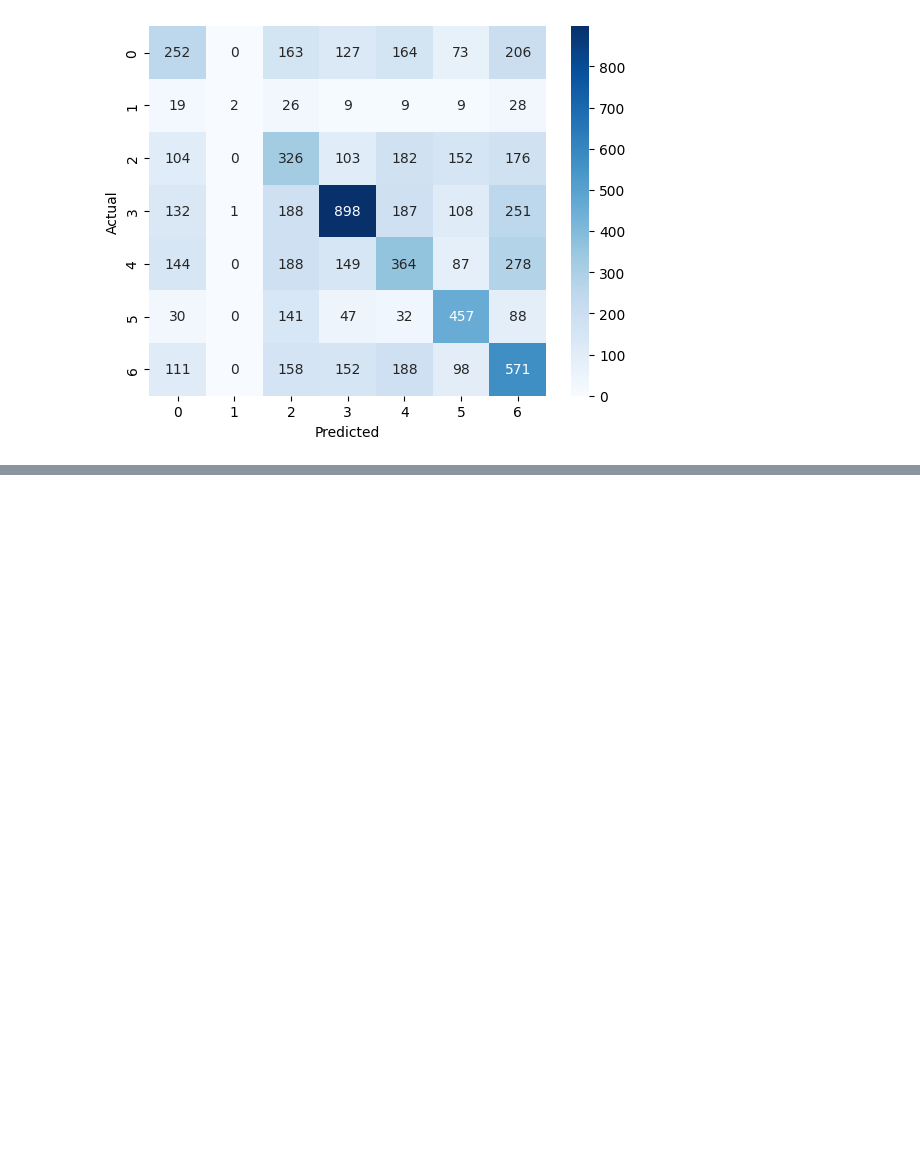
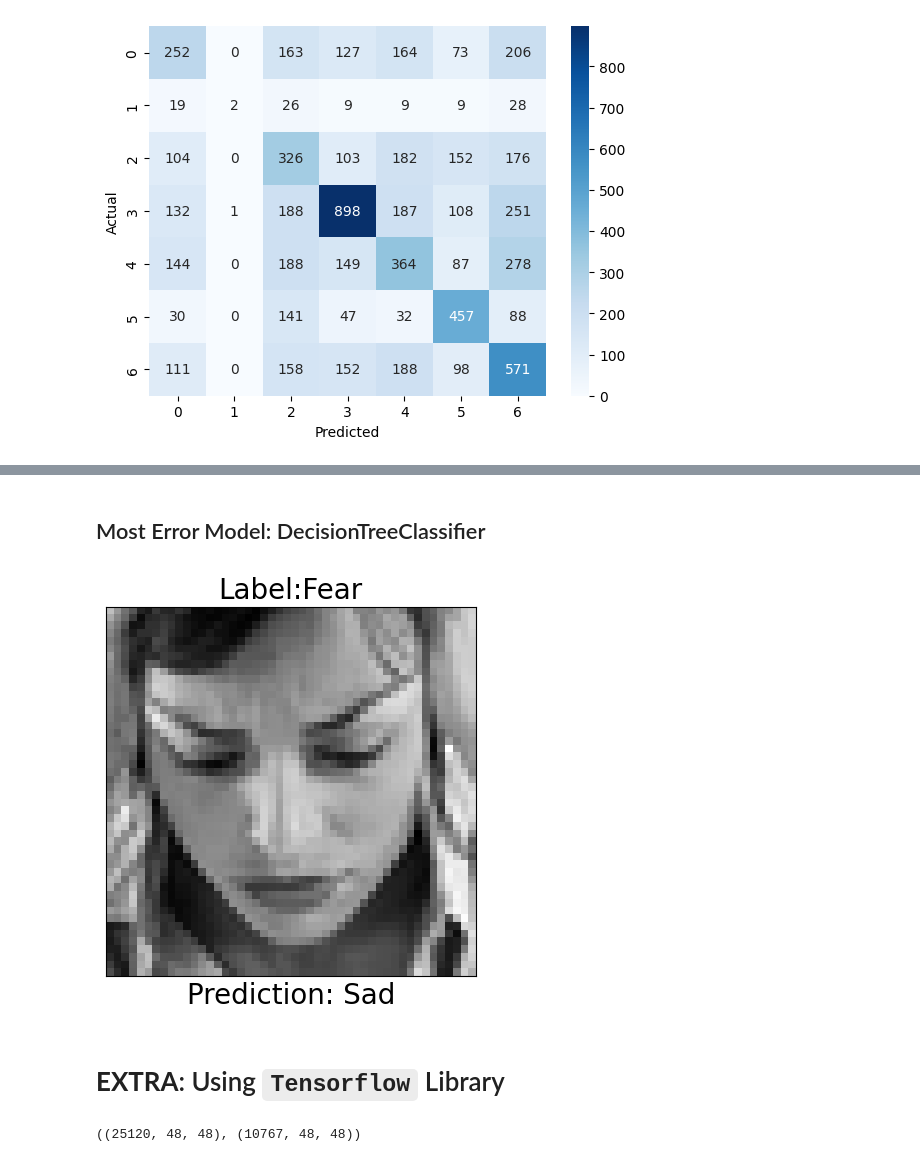
Before and after one commit to xaikyou/Fundamental-ML, a Jupyter notebook: notebooks/EDA.ipynb, the cells around one changed output, grey strips where cells are left out. Drawn from its saved outputs; the diff is of its cells as text; code cells hidden in the pictures; blank space fills up the shorter version.

````diff
--- a/notebooks/EDA.ipynb
+++ b/notebooks/EDA.ipynb
@@ -631,0 +679,17 @@ Confusion Matrix:
+# %% [markdown]
+## Most Error Model: DecisionTreeClassifier
+# %%
+predictions = dt.predict(testX)
+textX_3d = testX.reshape((7178, 48, 48))
+
+plt.figure()
+plt.imshow(textX_3d[index], cmap='gray')
+plt.title("Label:" + class_names[testY[index]], fontsize=20)
+plt.xlabel("Prediction: " + class_names[predictions[index]], fontsize=20)
+plt.xticks([])
+plt.yticks([])
+plt.show()
+# %% [output]
+[figure, added]
+# %% [markdown]
+# **EXTRA**: Using ```Tensorflow``` Library
@@ -631,0 +704,4 @@ Confusion Matrix:
+# %%
+train_images.shape, test_images.shape
+# %% [output]
+((25120, 48, 48), (10767, 48, 48))
````
Also changed, not shown: parts of 36 cells of this notebook.
